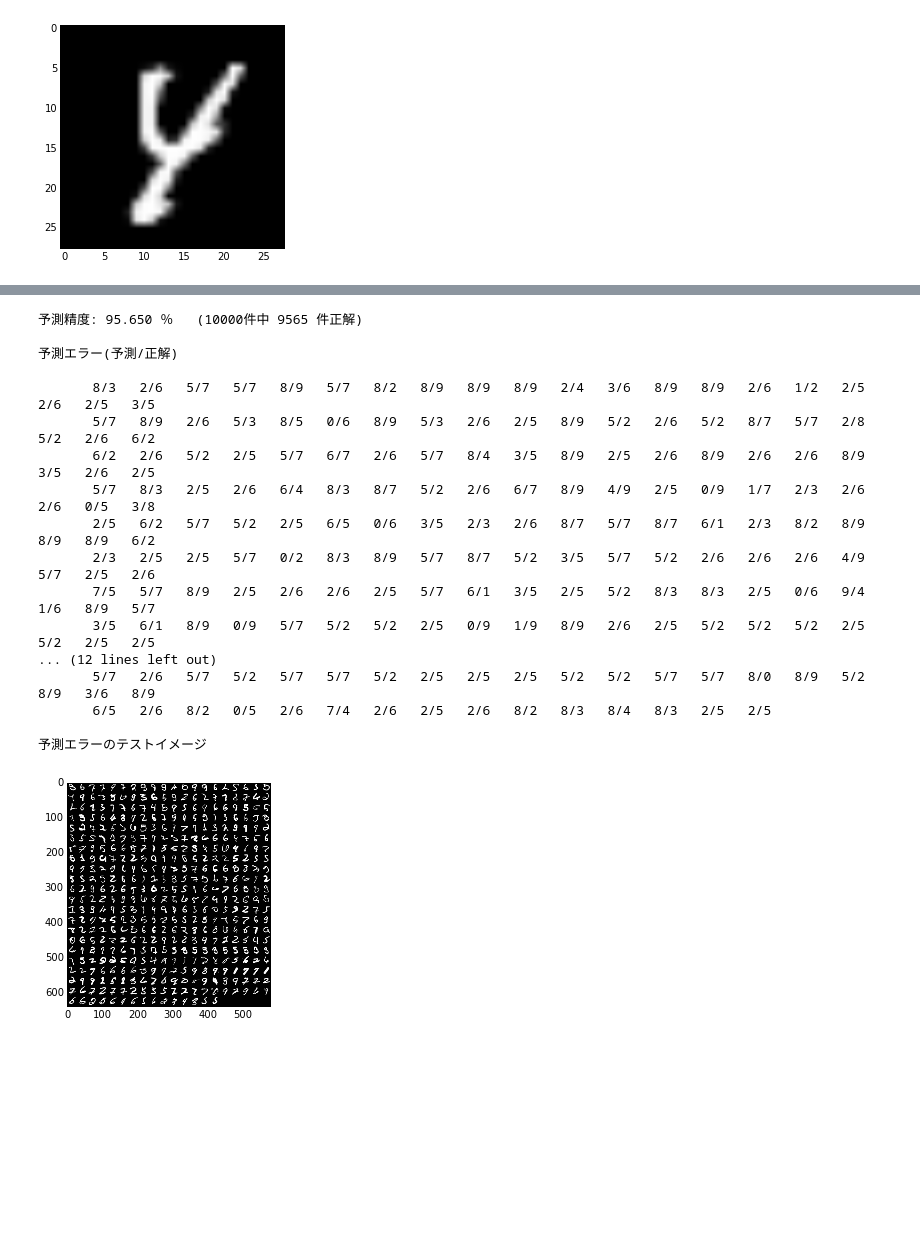
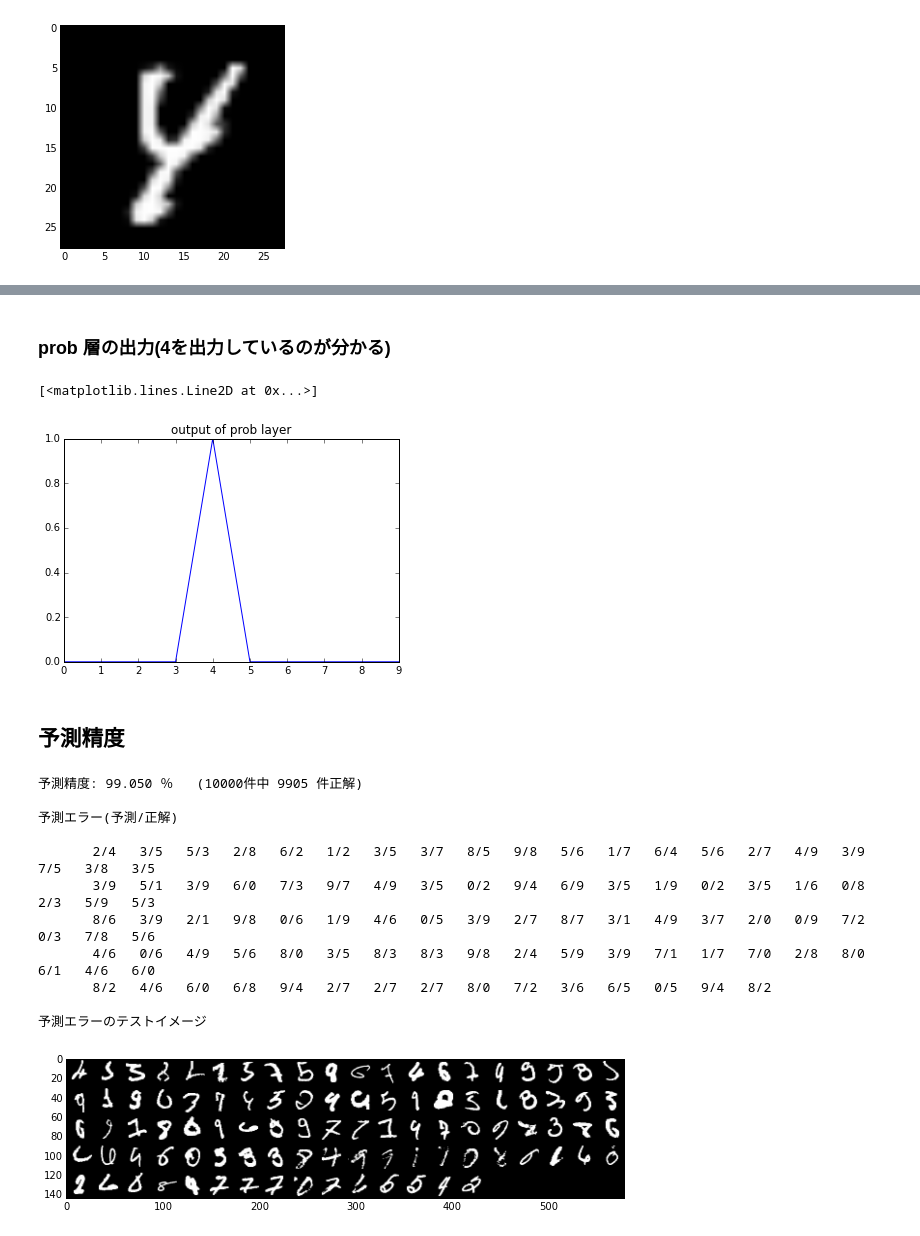
Before and after one commit to everpeace/caffe, a Jupyter notebook: examples/mnist_eval.ipynb, the cells around one changed output, grey strips where cells are left out. Saved outputs shown, nothing was run; the diff lists cells and outputs as text; code cells hidden in the pictures; blank space fills up the shorter version.

```diff
--- a/examples/mnist_eval.ipynb
+++ b/examples/mnist_eval.ipynb
@@ -45,8 +45,9 @@ Couldn't import dot_parser, loading of dot files will not be possible.
 # %% [markdown]
 ## テストデータセットでの予測
 # %%
-test_set_x = test_set_x.reshape((test_set_x.shape[0],28,28,1))
-predictions_raw = net.predict(test_set_x)
+test_set_x = test_set_x.reshape((test_set_x.shape[0], 28, 28, 1))
+import copy
+predictions_raw = net.predict(test_set_x, oversample=False)
 predictions = np.apply_along_axis(np.argmax, 1, predictions_raw)
 wrong_idx = np.where(predictions!=test_set_y)[0]
 # %% [markdown]
@@ -64,36 +143,41 @@ print '予測結果 :  %d    (答: %d)' % (predictions[idx], test_set_y[idx])
+# %% [markdown]
+### prob 層の出力(4を出力しているのが分かる)
+# %%
+blob = net.blobs['prob'].data[0].reshape(10)
+plt.title('output of prob layer')
+plt.plot(blob.flat)
+# %% [output]
+[<matplotlib.lines.Line2D at 0x...>]
+[figure, added]
+# %% [markdown]
+## 予測精度
 # %%
 print '\n予測精度: %2.3f ％   (%d件中 %d 件正解)' % (  (1- len(wrong_idx)/float(len(test_set_y))) *100,
                                                                                    test_set_y.shape[0],
                                                                                    test_set_y.shape[0]-len(wrong_idx) )
-from utils import tile_raster_images
+plt.figure(figsize=(10,10))
 plt.imshow(tile_raster_images(X=test_set_x[wrong_idx], img_shape=(28, 28), tile_shape=(wrong_idx.shape[0]/20 + 1,20), tile_spacing=(1, 1)),
                     cmap=cm.Greys_r)
 print '\n予測エラー(予測/正解)\n'
 a = test_set_y[wrong_idx]
 wrong_p = predictions[wrong_idx]
 sys.stdout.write('       ')
 for i in xrange(wrong_idx.shape[0]):
     import sys
     sys.stdout.write('%d/%d   ' % (wrong_p[i],a[i]) )
     if (i % 20) ==19 : sys.stdout.write('\n       ')
 print "\n\n予測エラーのテストイメージ"
 # %% [output]
-予測精度: 95.650 ％   (10000件中 9565 件正解)
+予測精度: 99.050 ％   (10000件中 9905 件正解)
 
 予測エラー(予測/正解)
 
-       8/3   2/6   5/7   5/7   8/9   5/7   8/2   8/9   8/9   8/9   2/4   3/6   8/9   8/9   2/6   1/2   2/5   2/6   2/5   3/5
-       5/7   8/9   2/6   5/3   8/5   0/6   8/9   5/3   2/6   2/5   8/9   5/2   2/6   5/2   8/7   5/7   2/8   5/2   2/6   6/2
-       6/2   2/6   5/2   2/5   5/7   6/7   2/6   5/7   8/4   3/5   8/9   2/5   2/6   8/9   2/6   2/6   8/9   3/5   2/6   2/5
-       5/7   8/3   2/5   2/6   6/4   8/3   8/7   5/2   2/6   6/7   8/9   4/9   2/5   0/9   1/7   2/3   2/6   2/6   0/5   3/8
-       2/5   6/2   5/7   5/2   2/5   6/5   0/6   3/5   2/3   2/6   8/7   5/7   8/7   6/1   2/3   8/2   8/9   8/9   8/9   6/2
-       2/3   2/5   2/5   5/7   0/2   8/3   8/9   5/7   8/7   5/2   3/5   5/7   5/2   2/6   2/6   2/6   4/9   5/7   2/5   2/6
-       7/5   5/7   8/9   2/5   2/6   2/6   2/5   5/7   6/1   3/5   2/5   5/2   8/3   8/3   2/5   0/6   9/4   1/6   8/9   5/7
-       3/5   6/1   8/9   0/9   5/7   5/2   5/2   2/5   0/9   1/9   8/9   2/6   2/5   5/2   5/2   5/2   2/5   5/2   2/5   2/5
-... (12 lines left out)
-       5/7   2/6   5/7   5/2   5/7   5/7   5/2   2/5   2/5   2/5   5/2   5/2   5/7   5/7   8/0   8/9   5/2   8/9   3/6   8/9
-       6/5   2/6   8/2   0/5   2/6   7/4   2/6   2/5   2/6   8/2   8/3   8/4   8/3   2/5   2/5
+       2/4   3/5   5/3   2/8   6/2   1/2   3/5   3/7   8/5   9/8   5/6   1/7   6/4   5/6   2/7   4/9   3/9   7/5   3/8   3/5
+       3/9   5/1   3/9   6/0   7/3   9/7   4/9   3/5   0/2   9/4   6/9   3/5   1/9   0/2   3/5   1/6   0/8   2/3   5/9   5/3
+       8/6   3/9   2/1   9/8   0/6   1/9   4/6   0/5   3/9   2/7   8/7   3/1   4/9   3/7   2/0   0/9   7/2   0/3   7/8   5/6
+       4/6   0/6   4/9   5/6   8/0   3/5   8/3   8/3   9/8   2/4   5/9   3/9   7/1   1/7   7/0   2/8   8/0   6/1   4/6   6/0
+       8/2   4/6   6/0   6/8   9/4   2/7   2/7   2/7   8/0   7/2   3/6   6/5   0/5   9/4   8/2
 
 予測エラーのテストイメージ
-[figure, old version]
+[figure, new version]
 # %% [markdown]
```
Also changed, not shown: parts of 23 cells of this notebook.
